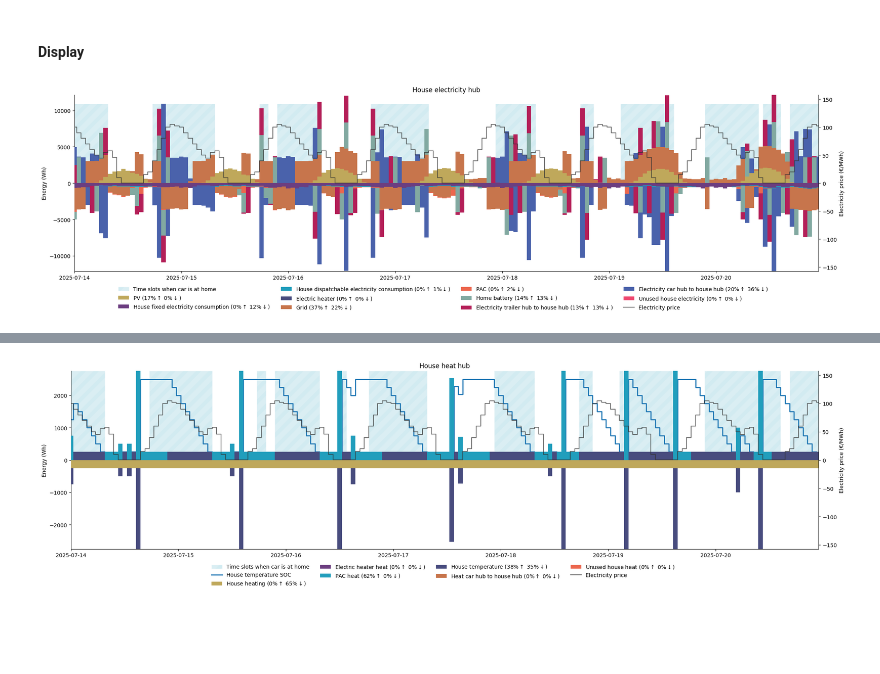
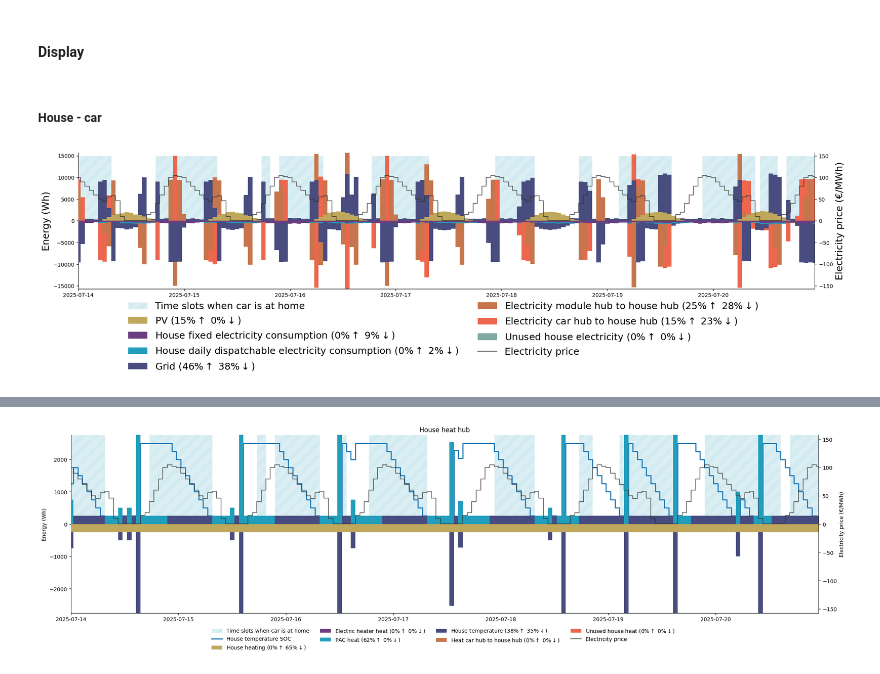
Before and after one commit to hortense-ronzani/EnerPyFlow, a Jupyter notebook: workflow.ipynb, the cells around one changed output, grey strips where cells are left out. Cells and saved outputs as stored; diff of their text form; code cells hidden in the pictures; blank space fills up the shorter version.

```diff
--- a/workflow.ipynb
+++ b/workflow.ipynb
@@ -74,6 +76,11 @@ def get_timeline():
 
     return timeline
 
+def get_timeline2(time):
+    new_time = np.empty(len(time), dtype=datetime)
+    for i, t in enumerate(time):
+        new_time[i] = datetime.strptime(t, '%Y%m%d:%H')
+    return new_time
 
 def duplicate(dispatch):
     for column in dispatch.columns:
@@ -84,6 +91,10 @@ def duplicate(dispatch):
             new_column = '_'.join(words_reordered)
             dispatch.insert(loc=1, column=new_column, value=-dispatch[column])
     return dispatch
+
+def hub_vars(environment, energy):
+    return H.hubs.loc[environment, energy].component_names + ['unused_' + environment + '_' + energy]
+
 
 colors = ['#BFA85B',
  '#6C3E80',
@@ -104,7 +115,7 @@ colors = ['#BFA85B',
  '#FFFFFF',
 ]
 # %%
-def plot_vars_car_connected_version(dispatch, data, top_var, variables, ax, title, price=False):
+def plot_vars_car_connected_version(dispatch, data, top_var, variables, ax, title, energy='electricity', price=False, co=False, unit=None):
     # variables = list(set(dispatch.columns) & set(variables))
     variables = [var for var in variables if var in dispatch.columns]
 
@@ -114,7 +125,8 @@ def plot_vars_car_connected_version(dispatch, data, top_var, variables, ax, titl
     negative_total = dispatch[variables].clip(upper=0).sum().sum()
 
     # Indicate when car is connected
-    ax.fill_between(x=dispatch['time'], y1=data['house_car_connection']*max_value, step="mid", alpha=0.2, color='#219EBC', hatch='/', edgecolor='w', label='Time slots when car is at home')
+    if co:
+        ax.fill_between(x=dispatch['time'], y1=data['house_car_connection']*max_value, step="mid", alpha=0.2, color='#219EBC', hatch='/', edgecolor='w', label='Time slots when car is at home')
     # ax.step(x=dispatch['time'], y=data['Car_connected']*max_value, where='mid', alpha=0.2, color=colors['BEV'])
 
     # Plot the aggregated variable as a bold line
@@ -164,7 +176,7 @@ def plot_vars_car_connected_version(dispatch, data, top_var, variables, ax, titl
     if price:
         ax2 = ax.twinx()
         ax2.step(x=data['time'], y=data['Electricity_price (euros/MWh)'], color='#333333', alpha=0.7, where='mid', label='Electricity price')
-        ax2.set_ylabel('Electricity price (€/MWh)')
+        ax2.set_ylabel('Electricity price (€/MWh)', fontsize=18)
         ax2.spines[['left', 'top']].set_visible(False)
         ymin, ymax = ax.get_ylim()
         ymin2, ymax2 = data['Electricity_price (euros/MWh)'].min(), data['Electricity_price (euros/MWh)'].max()
@@ -173,45 +185,52 @@ def plot_vars_car_connected_version(dispatch, data, top_var, variables, ax, titl
         ax2.set_ylim(YMIN, YMAX)
 
     ax.set_xlim(data['time'].values[0], data['time'].values[-1])
-    ax.set_ylabel('Energy (Wh)')
-    ax.set_title(title)
+    ax.set_ylabel(unit, fontsize=18)
+    ax.set_title(title, fontsize=20)
     ax.spines[['right', 'top']].set_visible(False)
 
     return ax
 
-def combination_plot(dispatch, data, top_var, variables, title, price=False):
+def combination_plot(dispatch, data, top_var, variables, title, price=False, co=False, save=False, energy='electricity', unit=None):
     fig = plt.figure(figsize=(21, 6), layout='constrained')
     ax = fig.add_subplot(111)
-    ax = plot_vars_car_connected_version(dispatch, data, top_var, variables, ax, title=title, price=price)
+    ax = plot_vars_car_connected_version(dispatch, data, top_var, variables, ax, title=title, price=price, energy=energy, co=co, unit=unit)
     # Place a legend under the subplot
-    fig.legend(loc='outside lower center', ncols=4, frameon=False)
-    fig.savefig(str(H.run_num) + '_' + H.run_name + ' ' + title + '.png')
+    fig.legend(loc='outside lower center', ncols=2, frameon=False, fontsize=18)
+    if save:
+        fig.savefig(str(H.run_num) + '_' + H.run_name + '/' + str(H.run_num) + '_' + H.run_name + ' ' + title + '.png')
+        # fig.savefig('Rapport de stage/' + str(H.run_num) + '_' + H.run_name + ' ' + title + '.png')
 # %% [markdown]
 #### Display
 # %%
 dispatch = H.dispatch
-dispatch.time = get_timeline()
+# dispatch.time = get_timeline()
+dispatch.time = get_timeline2(H.time)
 dispatch = dispatch.astype({'time': 'datetime64[ns]'})
-dispatch = duplicate(dispatch)
+# dispatch = duplicate(dispatch)
 
 data = H.data
-data.time = get_timeline()
+data.time = get_timeline2(H.time)
 data = data.astype({'time': 'datetime64[ns]'})
+# %% [markdown]
+##### House - car
 # %%
 combination_plot(dispatch, data, None, [
                         'PV',
                         'house_fixed_electricity_consumption',
-                        'house_dispatchable_electricity_consumption',
+                        'house_daily_dispatchable_electricity_consumption',
+                        'house_weekly_dispatchable_electricity_consumption',
                         'electric_heater',
                         'grid',
                         'PAC',
                         'home_battery',
+                        'electricity_module_hub_to_house_hub',
                         'electricity_trailer_hub_to_house_hub',
                         'electricity_car_hub_to_house_hub',
                         'unused_house_electricity',
-                        ], title='House electricity hub', price=True)
+                        ], title='House electricity hub', price=True, save=True, co=True)
 # %% [output]
-[figure, old version]
+[figure, new version]
 # %%
 H.components['Production']['PV'].factor.value()
 # %% [output]
```
Also changed, not shown: parts of 18 cells of this notebook, 2 other files.
